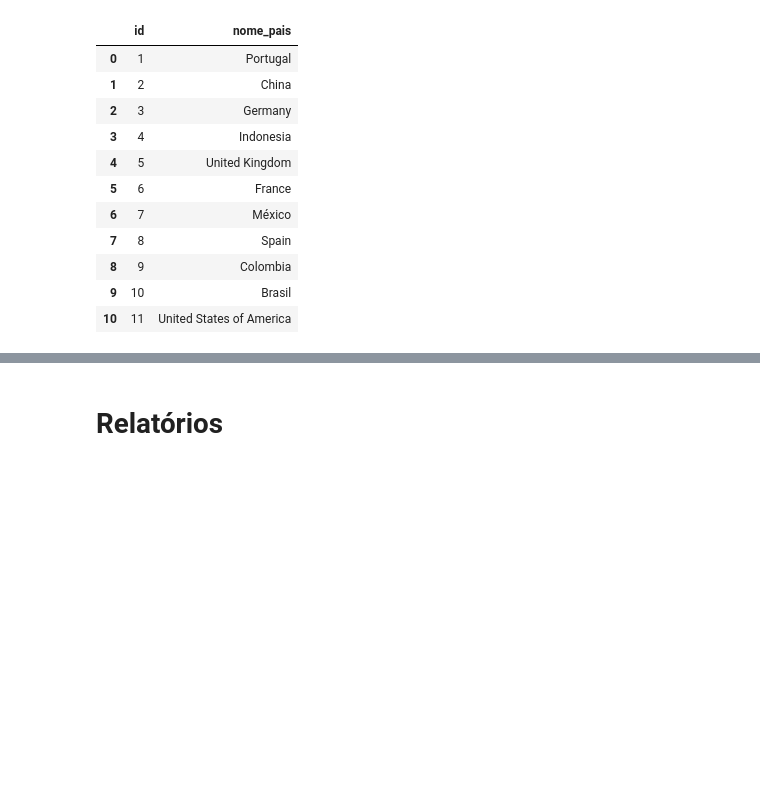
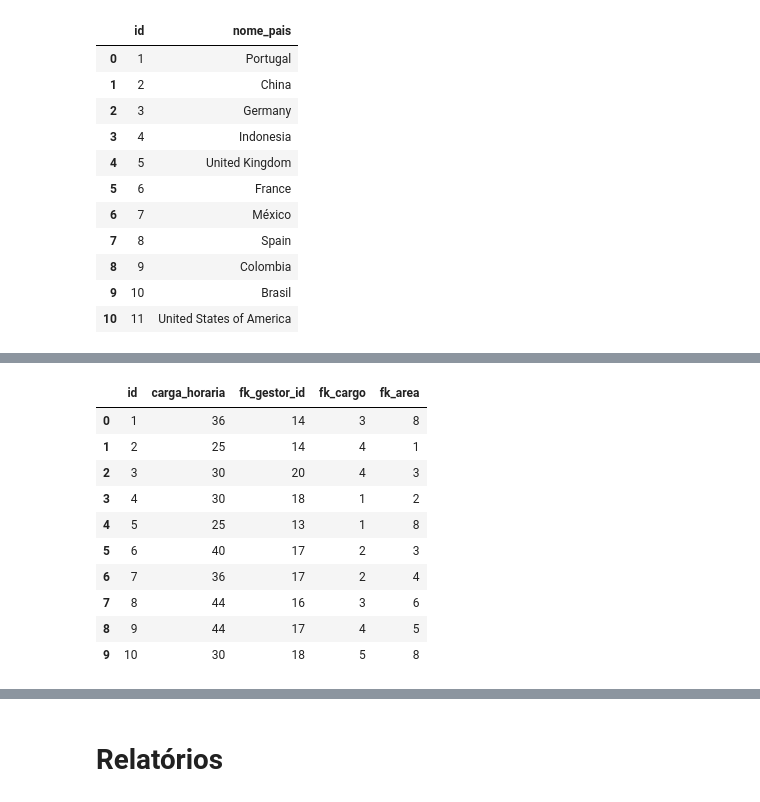
Before and after one commit to MateusLannes/Trabalho_BD1_2022, a Jupyter notebook: Files/Colab/GHHL_Contrat.ipynb, the cells around one changed output, grey strips where cells are left out. Saved outputs shown, nothing was run; the diff lists cells and outputs as text; code cells hidden in the pictures; blank space fills up the shorter version.

```diff
--- a/Files/Colab/GHHL_Contrat.ipynb
+++ b/Files/Colab/GHHL_Contrat.ipynb
@@ -509,0 +652,15 @@ res
+# %%
+res = pd.read_sql_query("""select * from vaga """,conn)
+res
+# %% [output]
+|  | id | carga_horaria | fk_gestor_id | fk_cargo | fk_area |
+| 0 | 1 | 36 | 14 | 3 | 8 |
+| 1 | 2 | 25 | 14 | 4 | 1 |
+| 2 | 3 | 30 | 20 | 4 | 3 |
+| 3 | 4 | 30 | 18 | 1 | 2 |
+| 4 | 5 | 25 | 13 | 1 | 8 |
+| 5 | 6 | 40 | 17 | 2 | 3 |
+| 6 | 7 | 36 | 17 | 2 | 4 |
+| 7 | 8 | 44 | 16 | 3 | 6 |
+| 8 | 9 | 44 | 17 | 4 | 5 |
+| 9 | 10 | 30 | 18 | 5 | 8 |
```
Also changed, not shown: parts of 16 cells of this notebook.
